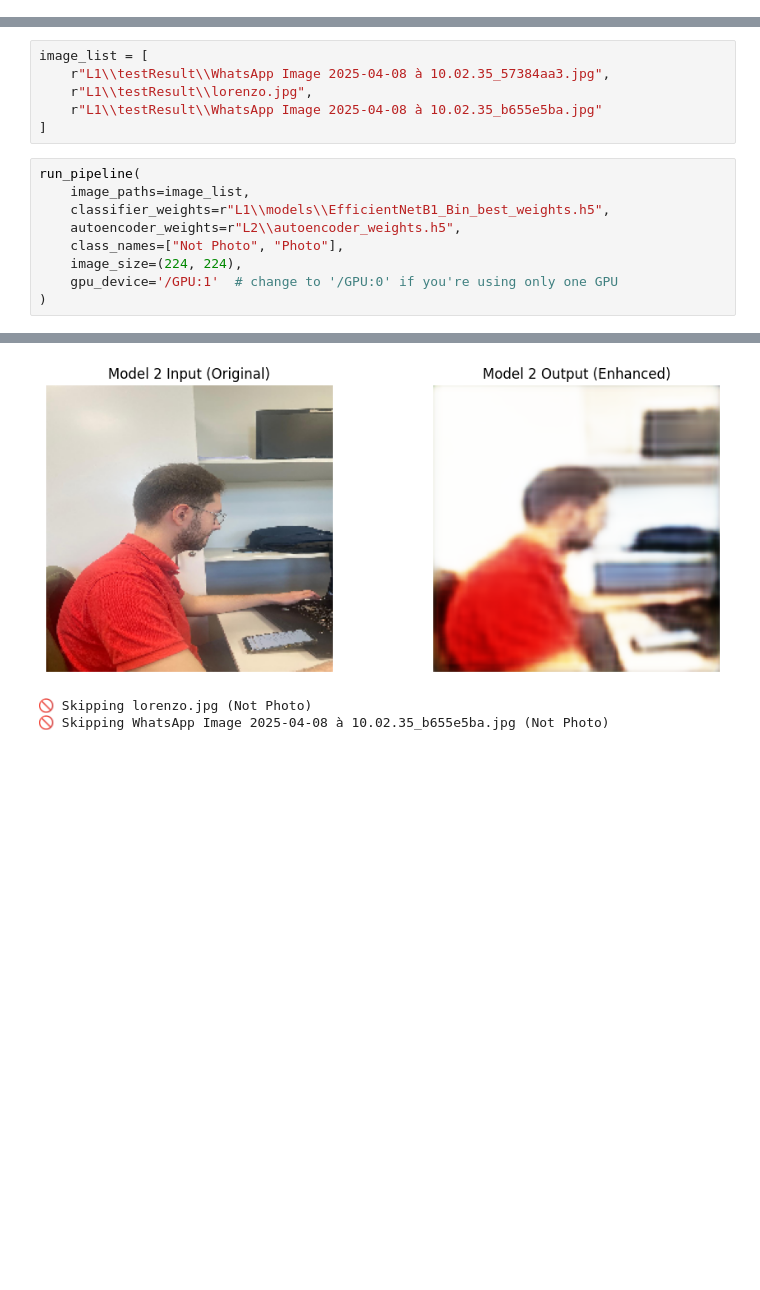
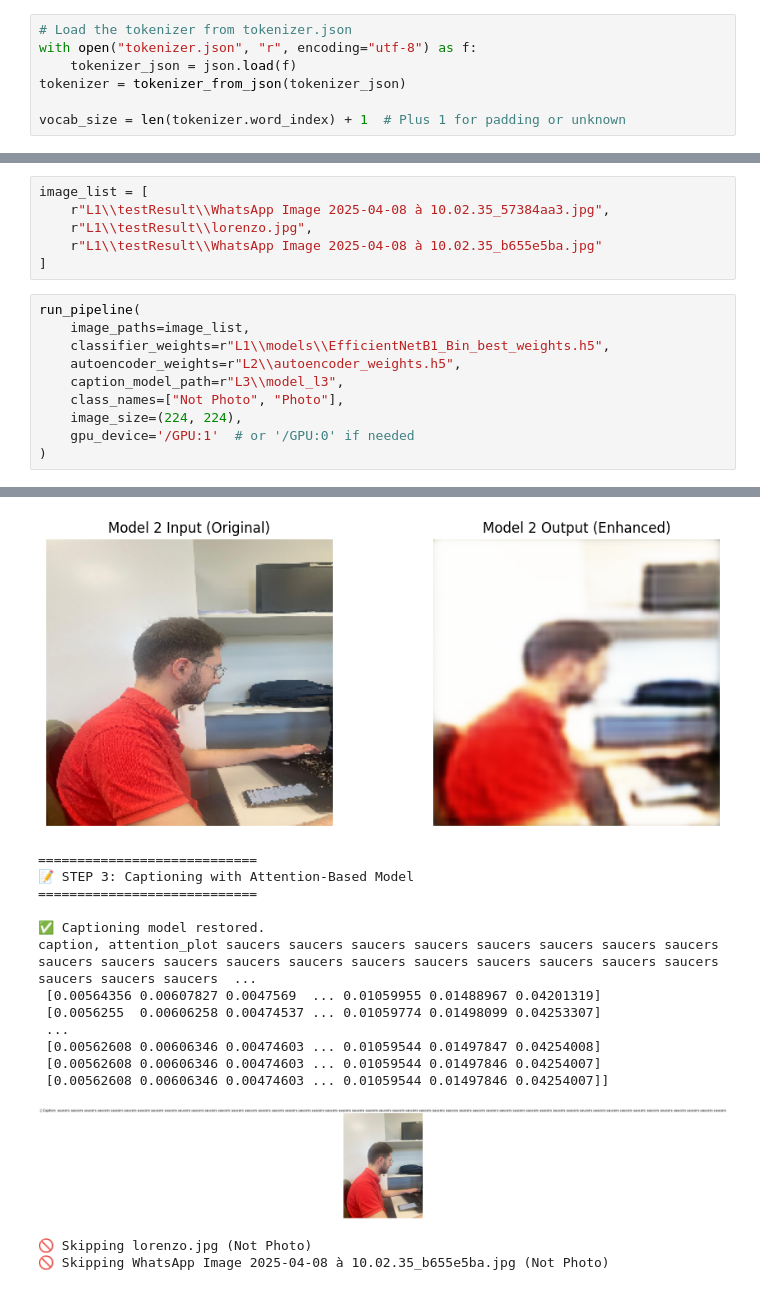
Before and after one commit to CESI-DATASCIENCE/TouNum, a Jupyter notebook: Final_integration.ipynb, the cells around one changed output, grey strips where cells are left out. Drawn from its saved outputs; the diff is of its cells as text; blank space fills up the shorter version.

```diff
--- a/Final_integration.ipynb
+++ b/Final_integration.ipynb
@@ -15,3 +88,10 @@ from L2.LibLv2 import create_autoencoder
+# %%
+# Load the tokenizer from tokenizer.json
+with open("tokenizer.json", "r", encoding="utf-8") as f:
+    tokenizer_json = json.load(f)
+tokenizer = tokenizer_from_json(tokenizer_json)
+
+vocab_size = len(tokenizer.word_index) + 1  # Plus 1 for padding or unknown
 # %%
 def extract_efficientnet_version(weights_path):
     match = re.search(r'EfficientNet(B[0-7])', os.path.basename(weights_path))
@@ -129,9 +274,10 @@ run_pipeline(
     image_paths=image_list,
     classifier_weights=r"L1\\models\\EfficientNetB1_Bin_best_weights.h5",
     autoencoder_weights=r"L2\\autoencoder_weights.h5",
+    caption_model_path=r"L3\\model_l3",
     class_names=["Not Photo", "Photo"],
     image_size=(224, 224),
-    gpu_device='/GPU:1'  # change to '/GPU:0' if you're using only one GPU
+    gpu_device='/GPU:1'  # or '/GPU:0' if needed
 )
 # %% [output]
 ==========================
@@ -162,3 +308,16 @@ Modèle compilé avec succès.
 [figure]
-🚫 Skipping lorenzo.jpg (Not Photo)
-🚫 Skipping WhatsApp Image 2025-04-08 à 10.02.35_b655e5ba.jpg (Not Photo)
+============================
+📝 STEP 3: Captioning with Attention-Based Model
+============================
+
+✅ Captioning model restored.
+caption, attention_plot saucers saucers saucers saucers saucers saucers saucers saucers saucers saucers saucers saucers saucers saucers saucers saucers saucers saucers saucers saucers saucers saucers  ...
+ [0.00564356 0.00607827 0.0047569  ... 0.01059955 0.01488967 0.04201319]
+ [0.0056255  0.00606258 0.00474537 ... 0.01059774 0.01498099 0.04253307]
+ ...
+ [0.00562608 0.00606346 0.00474603 ... 0.01059544 0.01497847 0.04254008]
+ [0.00562608 0.00606346 0.00474603 ... 0.01059544 0.01497846 0.04254007]
+ [0.00562608 0.00606346 0.00474603 ... 0.01059544 0.01497846 0.04254007]]
+[figure, added]
+🚫 Skipping lorenzo.jpg (Not Photo)
+🚫 Skipping WhatsApp Image 2025-04-08 à 10.02.35_b655e5ba.jpg (Not Photo)
```
Also changed, not shown: parts of 5 cells of this notebook, 1 other file.
